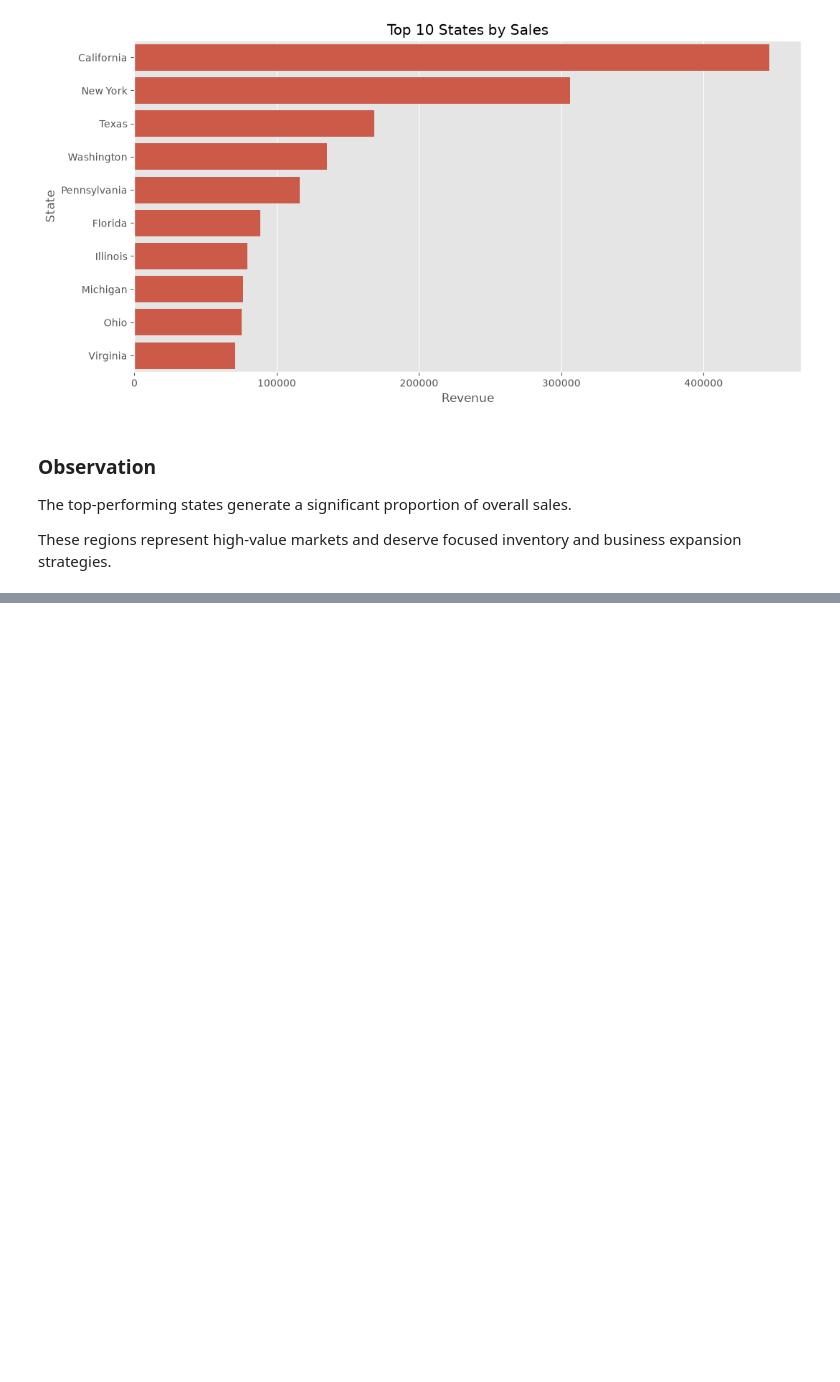
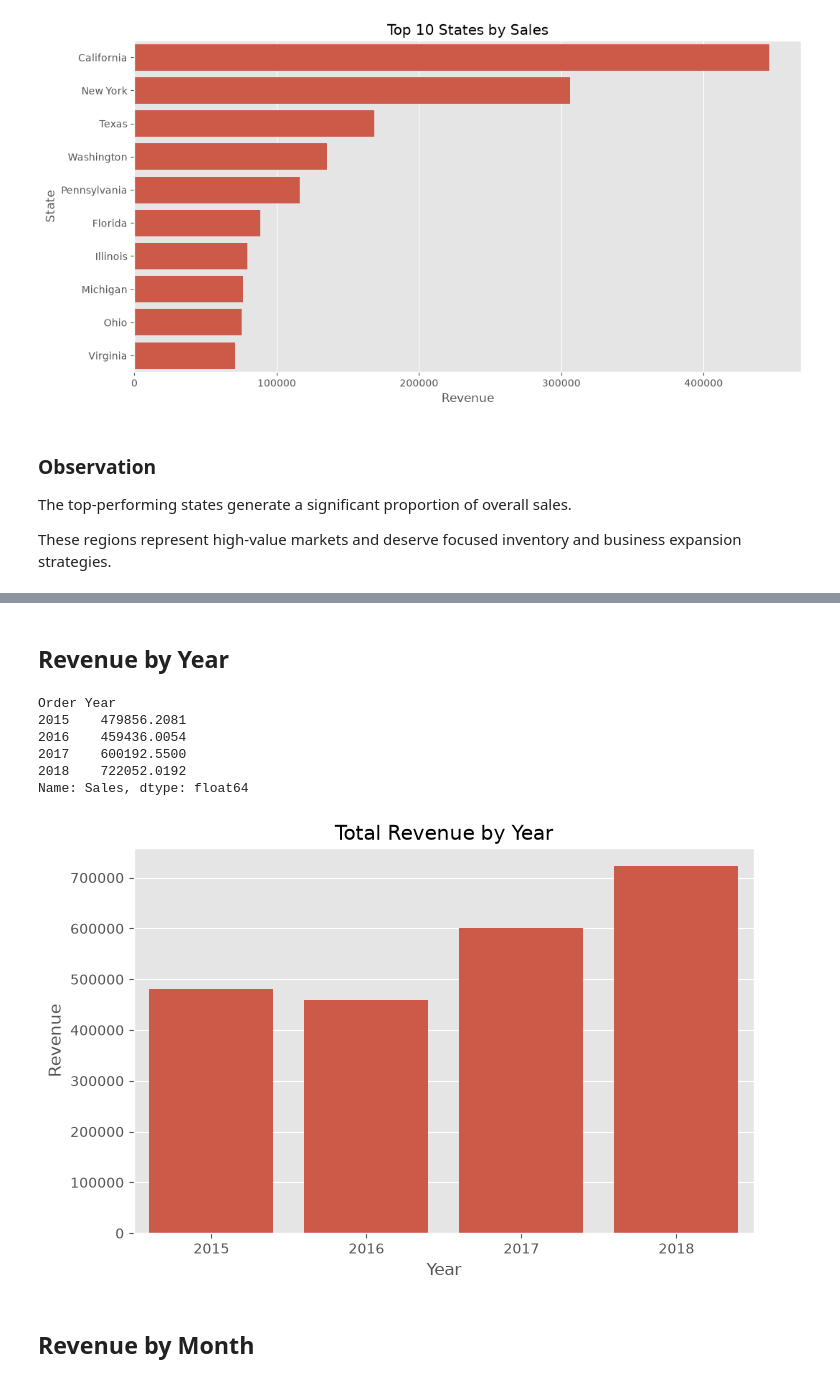
Before and after one commit to opmeenaji81/SalesForecasting_OmprakashMeena, a Jupyter notebook: analysis.ipynb, the cells around one changed output, grey strips where cells are left out. Cells and saved outputs as stored; diff of their text form; code cells hidden in the pictures; blank space fills up the shorter version.

```diff
--- a/analysis.ipynb
+++ b/analysis.ipynb
@@ -599,0 +692,36 @@ These regions represent high-value markets and deserve focused inventory and bus
+# %% [markdown]
+## Revenue by Year
+# %%
+yearly_sales = (
+    sales_df
+    .groupby("Order Year")["Sales"]
+    .sum()
+)
+
+yearly_sales
+# %% [output]
+Order Year
+2015    479856.2081
+2016    459436.0054
+2017    600192.5500
+2018    722052.0192
+Name: Sales, dtype: float64
+# %%
+plt.figure(figsize=(8,5))
+
+sns.barplot(
+    x=yearly_sales.index,
+    y=yearly_sales.values
+)
+
+plt.title("Total Revenue by Year")
+
+plt.xlabel("Year")
+
+plt.ylabel("Revenue")
+
+plt.show()
+# %% [output]
+[figure, added]
+# %% [markdown]
+## Revenue by Month
```
Also changed, not shown: parts of 27 cells of this notebook.
